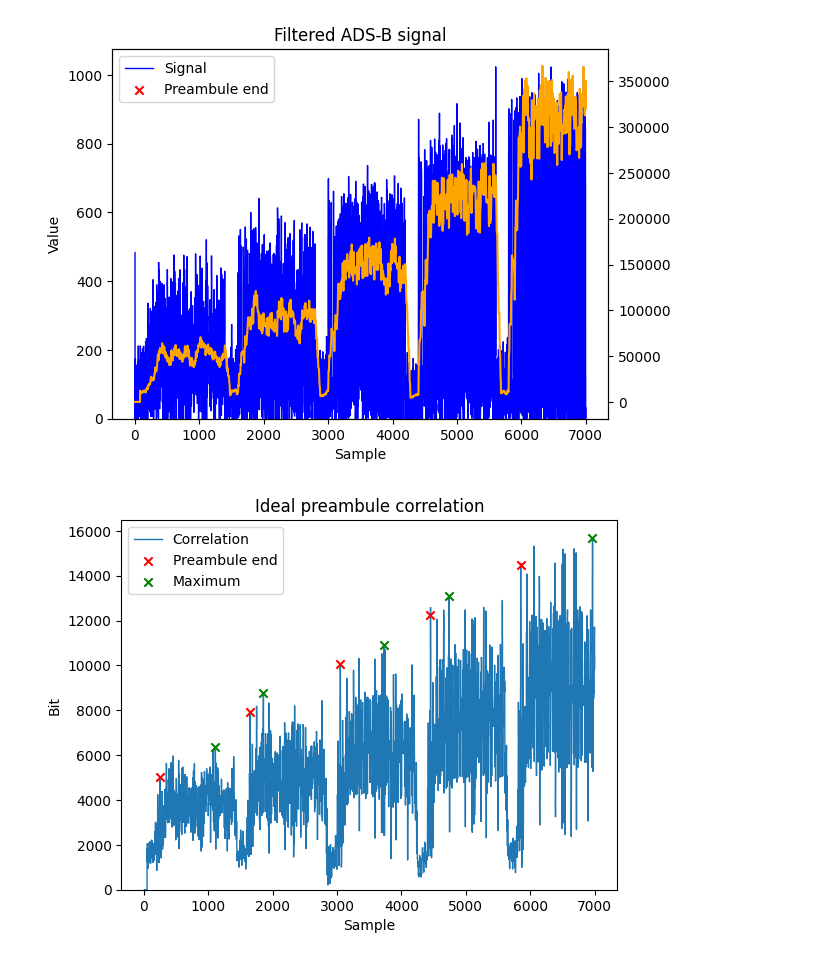
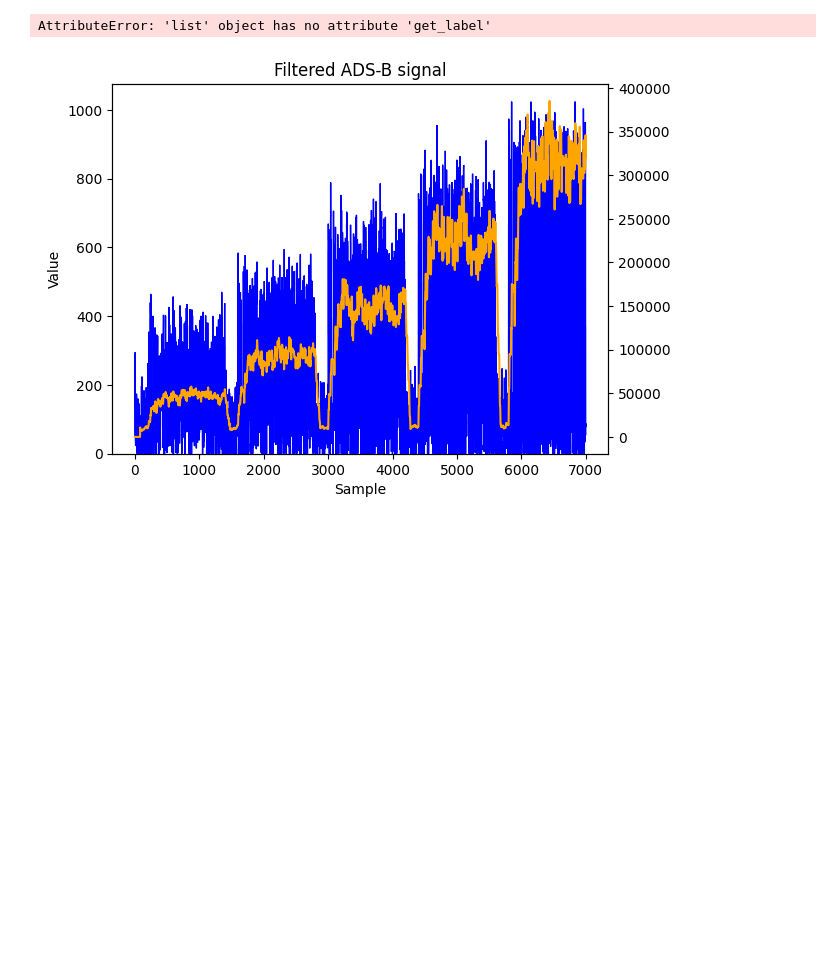
Before and after one commit to simonuks221/ADS-B_Track, a Jupyter notebook: Matlab/Preambules_analysis.ipynb, the cells around one changed output. Cells and saved outputs as stored; diff of their text form; code cells hidden in the pictures; blank space fills up the shorter version.

```diff
--- a/Matlab/Preambules_analysis.ipynb
+++ b/Matlab/Preambules_analysis.ipynb
@@ -59,8 +62,10 @@ Full bytes with CRC:
 # %%
 for preambule in preambule_list:
-    curr_preambule_corr = preambule.get_correlation(digitized_signal)
+    curr_preambule_corr = preambule.get_correlation(digitized_signal, Correlation.Basic)
+    curr_preambule_corr_khintchine = preambule.get_correlation(digitized_signal, Correlation.Khintchine)
     curr_energy = get_signal_energy(digitized_signal, len(preambule.get_coefficients()))
     normalize_signal(curr_preambule_corr)
+    normalize_signal(curr_preambule_corr_khintchine)
     max_idx = np.argmax(curr_preambule_corr)
     # Preambule plot
     plt.stairs(preambule.get_coefficients(), baseline=None)
@@ -78,7 +83,8 @@ for preambule in preambule_list:
                 marker='x', color='red', label="Preambule end")
     plot3 = ax1.scatter(max_idx, curr_preambule_corr[max_idx], marker='x', color='green', label="Maximum")
     ax2 = ax1.twinx()
-    plot4, = ax2.plot(curr_energy, color='orange', label="Energy")
+    # plot4, = ax2.plot(curr_energy, color='orange', label="Energy")
+    plot4, = ax2.plot(curr_preambule_corr_khintchine, color='orange', label="Khintchine")
     plt.title(preambule.get_name() + " preambule correlation")
 
     plots = [plot1, plot2, plot3, plot4]
@@ -126,17 +132,17 @@ full_multiple_signal_digitized_energy = get_signal_energy(full_multiple_signal_d
 fig, ax1 = plt.subplots()
 plot1 = ax1.stairs(full_multiple_signal_digitized, baseline=None, color="blue", label="Signal")
 ax2 = ax1.twinx()
-plo2 = ax2.plot(full_multiple_signal_digitized_energy, color="orange", label="Energy")
+plot2 = ax2.plot(full_multiple_signal_digitized_energy, color="orange", label="Energy")
 ax1.set_xlabel('Sample')
 ax1.set_ylabel('Value')
 plt.title('Filtered ADS-B signal')
-plots = [plot1, plot2]
-plots_labels = [plot.get_label() for plot in plots]
-plt.legend(plots, plots_labels)
+# plots = [plot1, plot2]
+# plots_labels = [plot.get_label() for plot in plots]
+# plt.legend(plots, plots_labels)
 plt.show()
 
 for preambule in preambule_list:
-    curr_preambule_corr = preambule.get_correlation(full_multiple_signal_digitized)
+    curr_preambule_corr = preambule.get_correlation(full_multiple_signal_digitized, Correlation.Basic)
     max_idxs = np.zeros(signal_amount)
     max_values = np.zeros(signal_amount)
     preambule_ends = np.zeros(signal_amount)
@@ -160,2 +166,2 @@ for preambule in preambule_list:
+AttributeError: 'list' object has no attribute 'get_label'
-[figure, old version]
+[figure, new version]
-[figure, removed]
```
Also changed, not shown: parts of 4 cells of this notebook, 10 other files.
